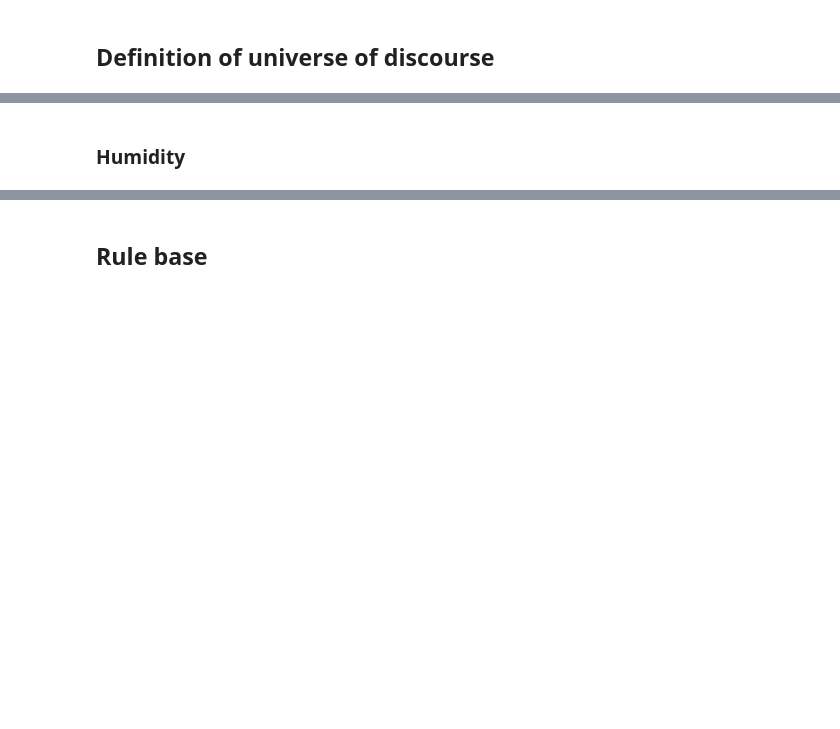
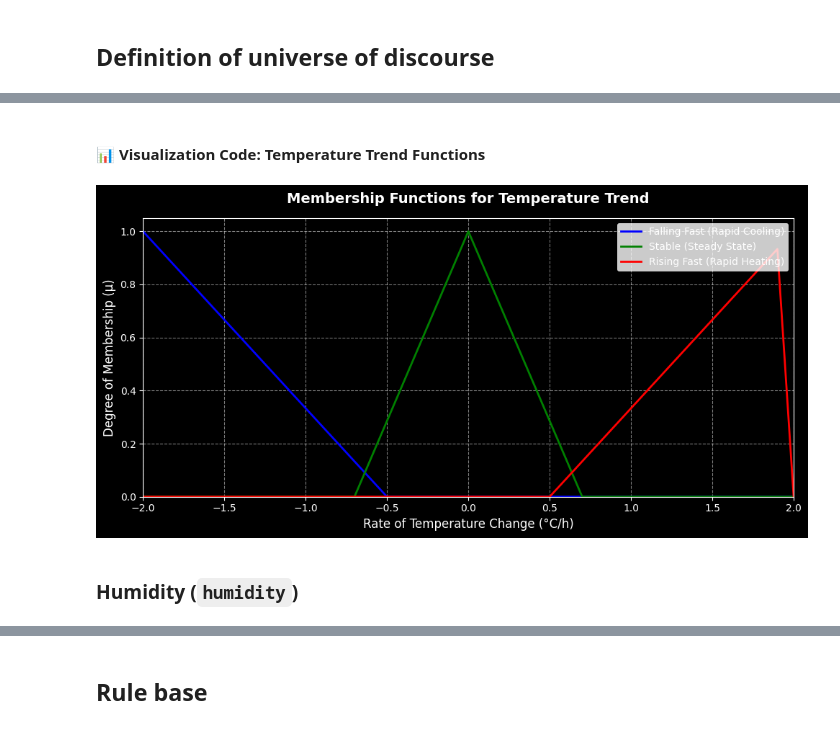
Before and after one commit to bartoszkordek/msi1-fuzzy-temperature-control, a Jupyter notebook: fuzzy_temperature_control.ipynb, the cells around one changed output, grey strips where cells are left out. Cells and saved outputs as stored; diff of their text form; code cells hidden in the pictures; blank space fills up the shorter version.

```diff
--- a/fuzzy_temperature_control.ipynb
+++ b/fuzzy_temperature_control.ipynb
@@ -29,5 +78,26 @@ error['large_positive'] = fuzz.trimf(error.universe, [2, 5, 5])
 trend['falling_fast'] = fuzz.trimf(trend.universe, [-2, -2, -0.5])
 trend['stable']       = fuzz.trimf(trend.universe, [-0.7, 0, 0.7])
 trend['rising_fast']  = fuzz.trimf(trend.universe, [0.5, 2, 2])
+# %% [markdown]
+#### 📊 Visualization Code: Temperature Trend Functions
+# %%
+fig, ax = plt.subplots(figsize=(10, 5))
+
+ax.plot(trend.universe, trend['falling_fast'].mf, 'b', linewidth=2, label='Falling Fast (Rapid Cooling)')
+ax.plot(trend.universe, trend['stable'].mf, 'g', linewidth=2, label='Stable (Steady State)')
+ax.plot(trend.universe, trend['rising_fast'].mf, 'r', linewidth=2, label='Rising Fast (Rapid Heating)')
+
+ax.set_title('Membership Functions for Temperature Trend', fontsize=14, fontweight='bold', pad=15)
+ax.set_xlabel('Rate of Temperature Change (°C/h)', fontsize=12)
+ax.set_ylabel('Degree of Membership (μ)', fontsize=12)
+ax.set_xlim([-2, 2])
+ax.set_ylim([0, 1.05])
+ax.grid(True, linestyle='--', alpha=0.5)
+ax.legend(loc='upper right', frameon=True, facecolor='white', edgecolor='none')
+
+plt.tight_layout()
+plt.show()
+# %% [output]
+[figure, added]
 # %% [markdown]
-### Humidity
+### Humidity (`humidity`)
```
Also changed, not shown: parts of 37 cells of this notebook, 2 other files.
